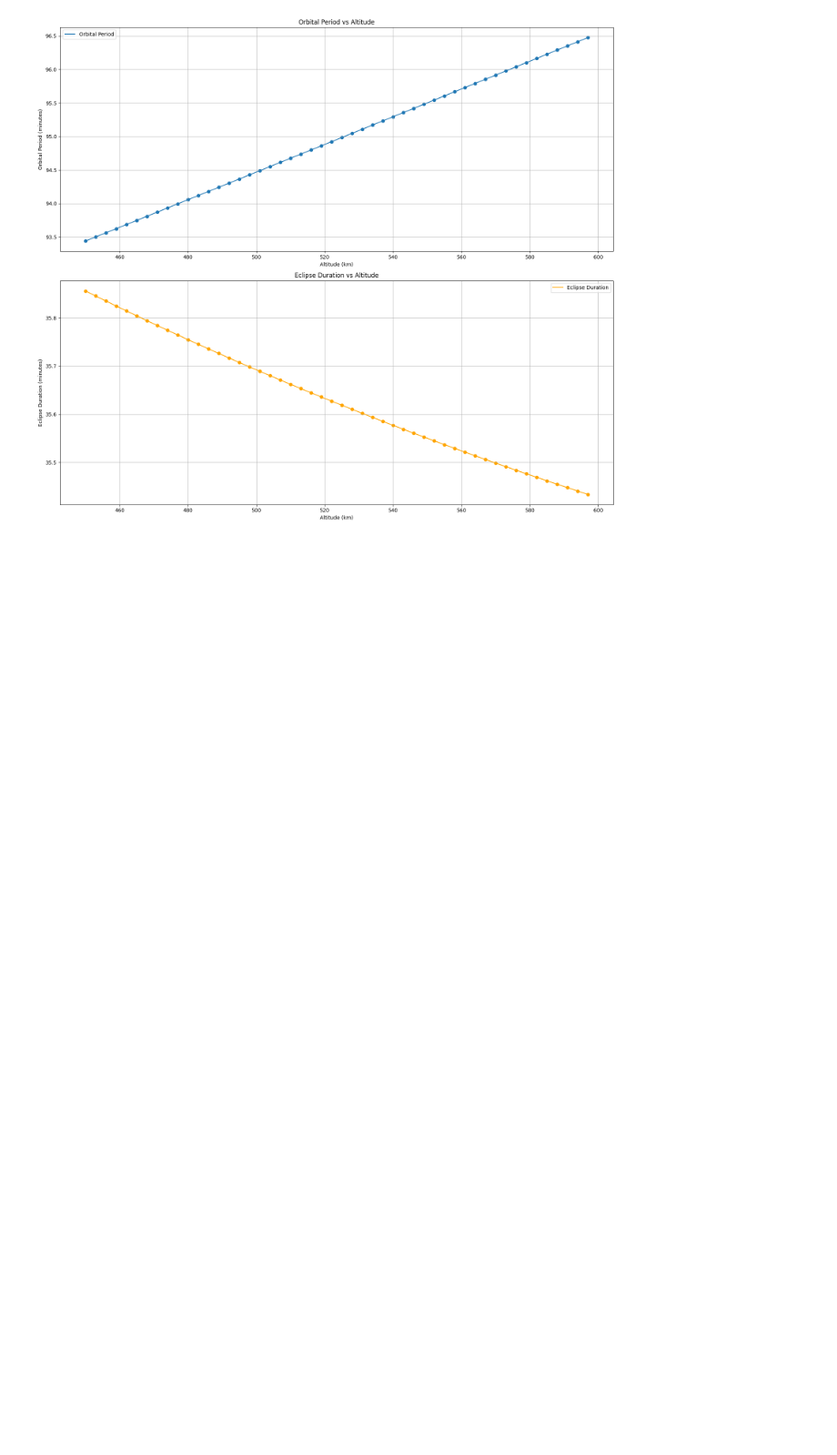
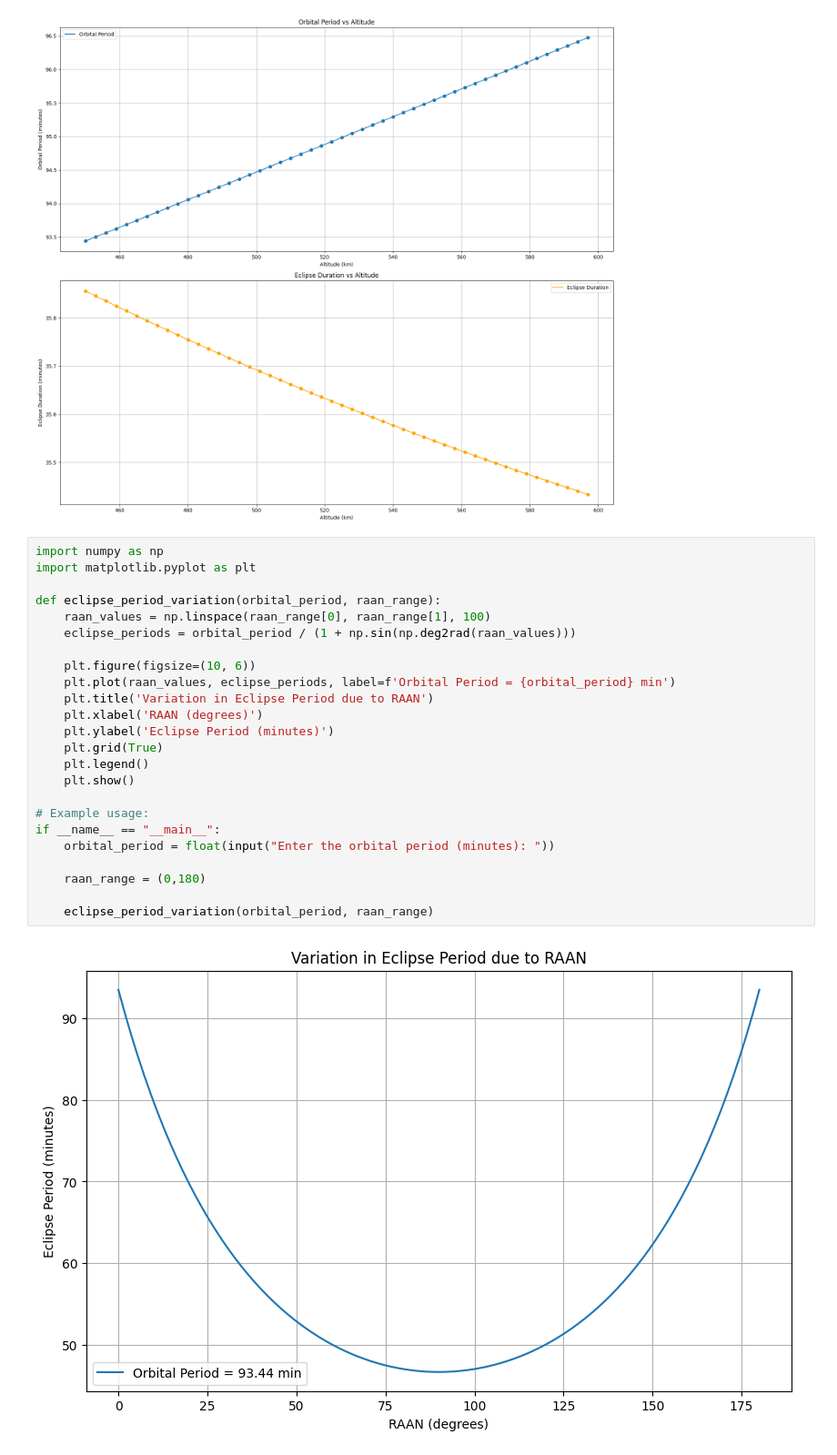
Before and after one commit to arpan-dey-code/CUBESAT, a Jupyter notebook: Orbit&Eclipse.ipynb, the cells around one changed output. Shown at 91% size. Saved outputs shown, nothing was run; the diff lists cells and outputs as text; blank space fills up the shorter version.

Commit message:
updated RAAN

```diff
--- a/Orbit&Eclipse.ipynb
+++ b/Orbit&Eclipse.ipynb
@@ -83,3 +83,29 @@ plt.tight_layout()
 plt.show()
 # %% [output]
 [figure]
+# %%
+import numpy as np
+import matplotlib.pyplot as plt
+
+def eclipse_period_variation(orbital_period, raan_range):
+    raan_values = np.linspace(raan_range[0], raan_range[1], 100)
+    eclipse_periods = orbital_period / (1 + np.sin(np.deg2rad(raan_values)))
+
+    plt.figure(figsize=(10, 6))
+    plt.plot(raan_values, eclipse_periods, label=f'Orbital Period = {orbital_period} min')
+    plt.title('Variation in Eclipse Period due to RAAN')
+    plt.xlabel('RAAN (degrees)')
+    plt.ylabel('Eclipse Period (minutes)')
+    plt.grid(True)
+    plt.legend()
+    plt.show()
+
+# Example usage:
+if __name__ == "__main__":
+    orbital_period = float(input("Enter the orbital period (minutes): "))
+
+    raan_range = (0,180)
+
+    eclipse_period_variation(orbital_period, raan_range)
+# %% [output]
+[figure, added]
```
Also changed, not shown: parts of 1 cell of this notebook.
